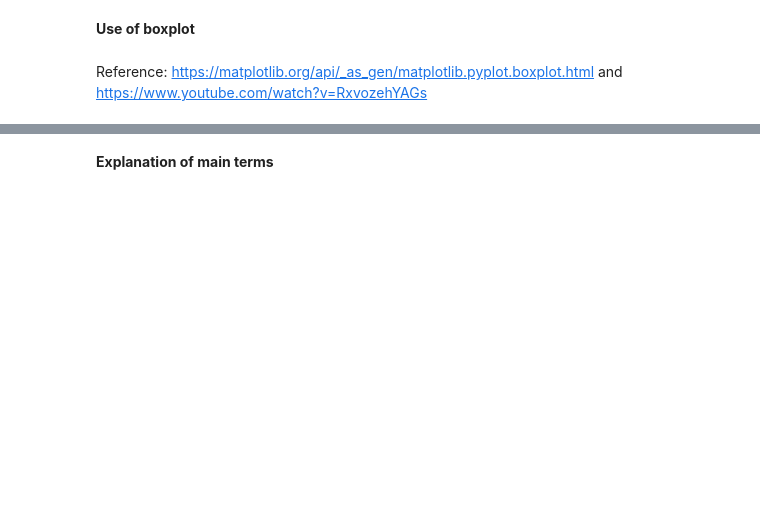
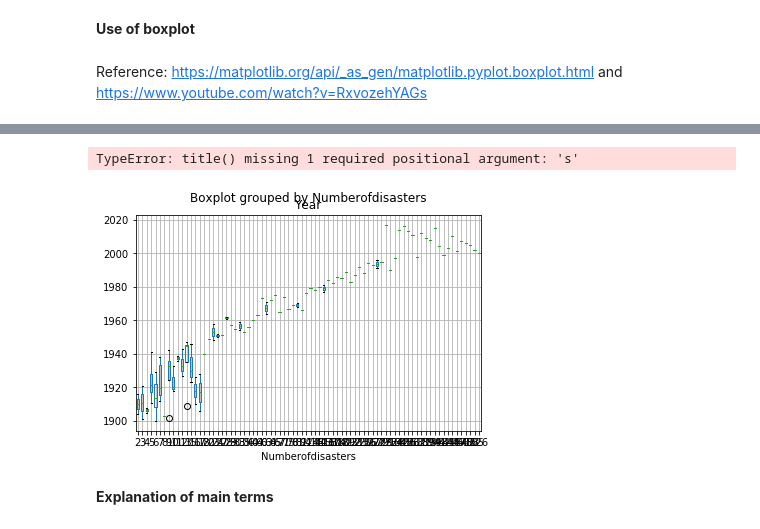
Before and after one commit to Nayade2lu/fundamentals-project, a Jupyter notebook: Fundamentals of data analysis Project.ipynb, the cells around one changed output, grey strips where cells are left out. Saved outputs shown, nothing was run; the diff lists cells and outputs as text; code cells hidden in the pictures; blank space fills up the shorter version.

```diff
--- a/Fundamentals of data analysis Project.ipynb
+++ b/Fundamentals of data analysis Project.ipynb
@@ -144,3 +148,9 @@ plt.boxplot(natural_disasters.Year)
+# %%
+natural_disasters.boxplot(column = 'Year', by = 'Numberofdisasters');
+plt.title()
+# %% [output]
+TypeError: title() missing 1 required positional argument: 's'
+[figure, added]
 # %% [markdown]
 **Explanation of main terms**
 # %% [markdown]
```
Also changed, not shown: parts of 6 cells of this notebook, 1 other file.
